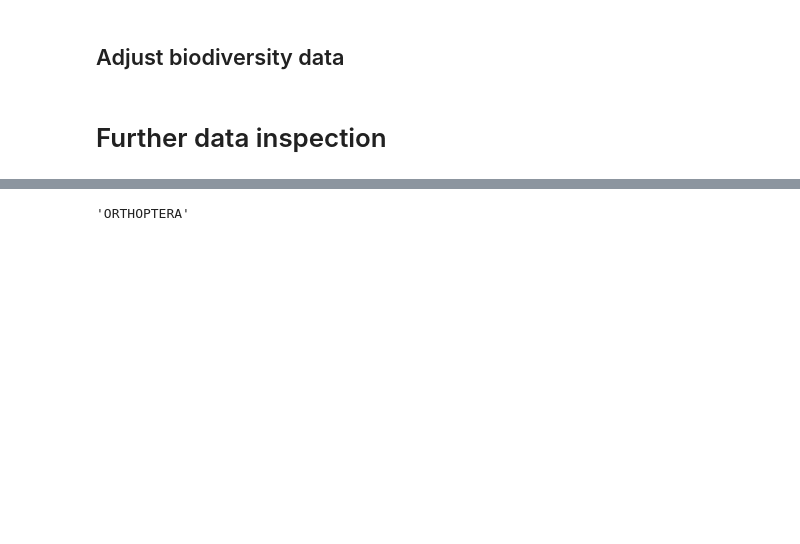
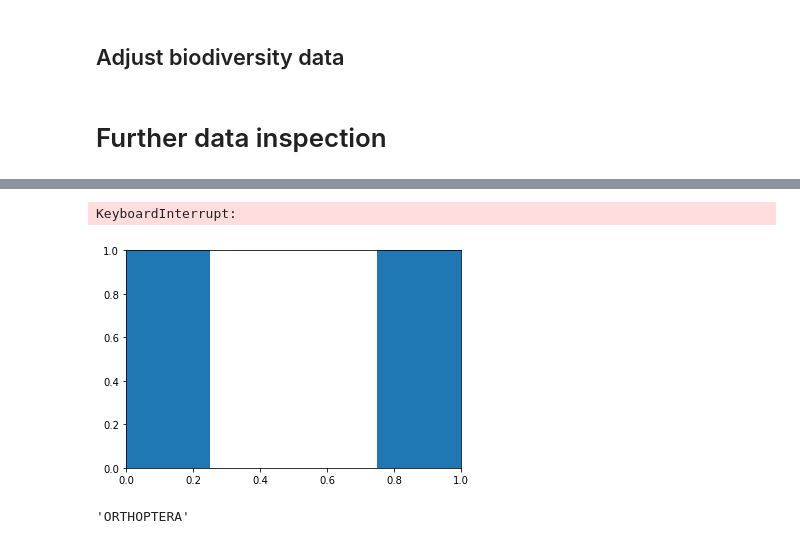
Before and after one commit to till22G/Web_Data_Integration_Project, a Jupyter notebook: notebooks/Data Inspection for Identity resolution.ipynb, the cells around one changed output, grey strips where cells are left out. Cells and saved outputs as stored; diff of their text form; code cells hidden in the pictures; blank space fills up the shorter version.

```diff
--- a/notebooks/Data Inspection for Identity resolution.ipynb
+++ b/notebooks/Data Inspection for Identity resolution.ipynb
@@ -101,5 +184,10 @@ biodiversity
 # %%
 combined_scientific_name = wd['taxonName'].append(endagered_species['scientific_name'].append(biodiversity['Scientific_Name']))
+# %%
+combined_scientific_name.value_counts().plot(kind='bar')
+# %% [output]
+KeyboardInterrupt:
+[figure, added]
 # %%
 "orthoptera".upper()
 # %% [output]
```
Also changed, not shown: parts of 14 cells of this notebook.
